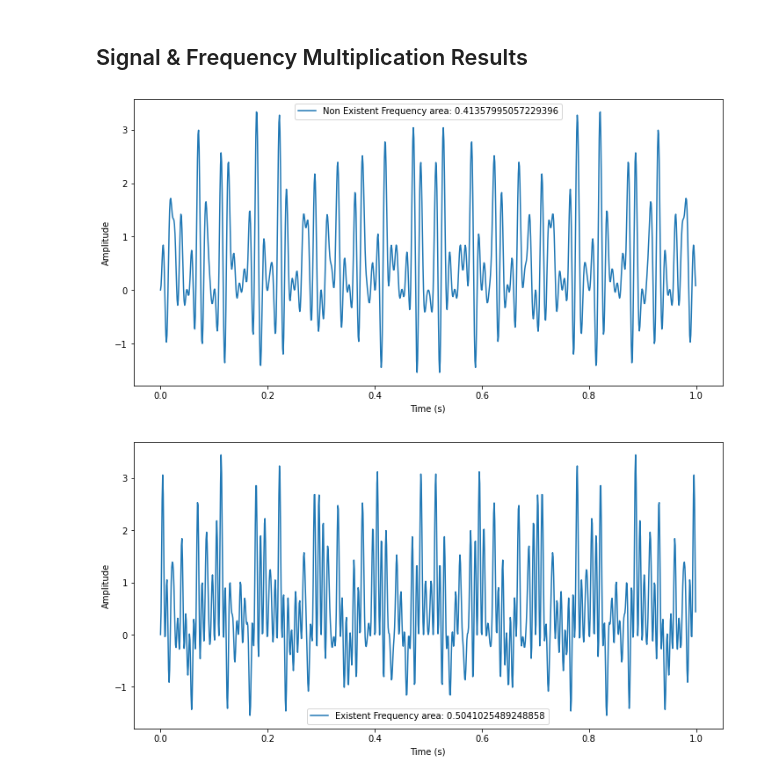
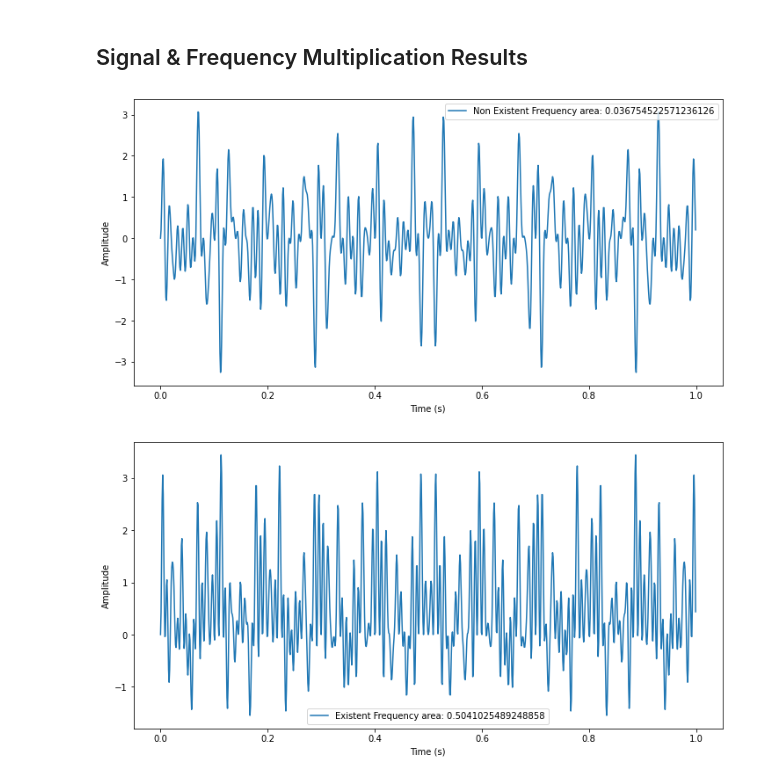
Before and after one commit to sayingless/fast-fourier-transform, a Jupyter notebook: fourier_transform_music_analogy.ipynb, the cells around one changed output. Saved outputs shown, nothing was run; the diff lists cells and outputs as text; code cells hidden in the pictures.

```diff
--- a/fourier_transform_music_analogy.ipynb
+++ b/fourier_transform_music_analogy.ipynb
@@ -39,27 +66,27 @@ plt.show()
 ## Signal & Frequency Multiplication Results
 # %%
 # Multiply non existent frequency
-existent_freq = 35
-non_existent_wave = amplitude * np.sin(2 * np.pi * noise_freq * time_div)
+existent_freq = 25
+non_existent_wave = amplitude * np.sin(2 * np.pi * existent_freq * time_div)
 a_minor_wave_non_existent_wave = a_minor_wave * non_existent_wave
 
 ne_above_x_axis = a_minor_wave_non_existent_wave > 0
 ne_below_x_axis = a_minor_wave_non_existent_wave < 0
 ne_area_above_x_axis = np.trapz(a_minor_wave_non_existent_wave[ne_above_x_axis], time_div[ne_above_x_axis])
 ne_area_under_x_axis = np.trapz(a_minor_wave_non_existent_wave[ne_below_x_axis], time_div[ne_below_x_axis])
 
 # Plot
 plt.plot(
     time_div,
     a_minor_wave_non_existent_wave,
     label=f'Non Existent Frequency area: {ne_area_above_x_axis + ne_area_under_x_axis}'
 )
 plt.xlabel('Time (s)')
 plt.ylabel('Amplitude')
 plt.legend()
 plt.show()
 # %% [output]
-[figure, old version]
+[figure, new version]
 # %%
 # Multiply existent frequency A, which is 55 Hz
 existent_freq = 55
```
Also changed, not shown: parts of 16 cells of this notebook, 14 other files.
